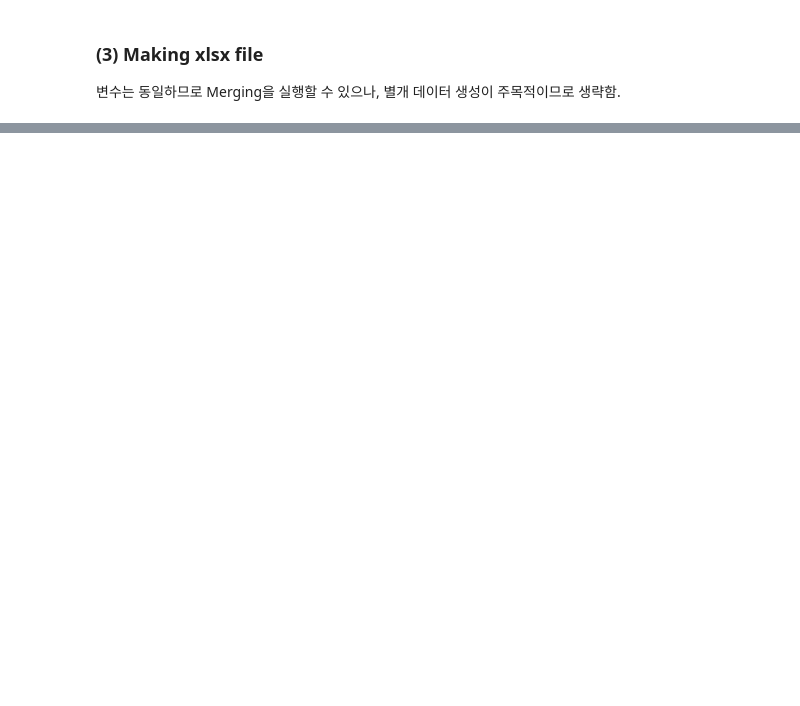
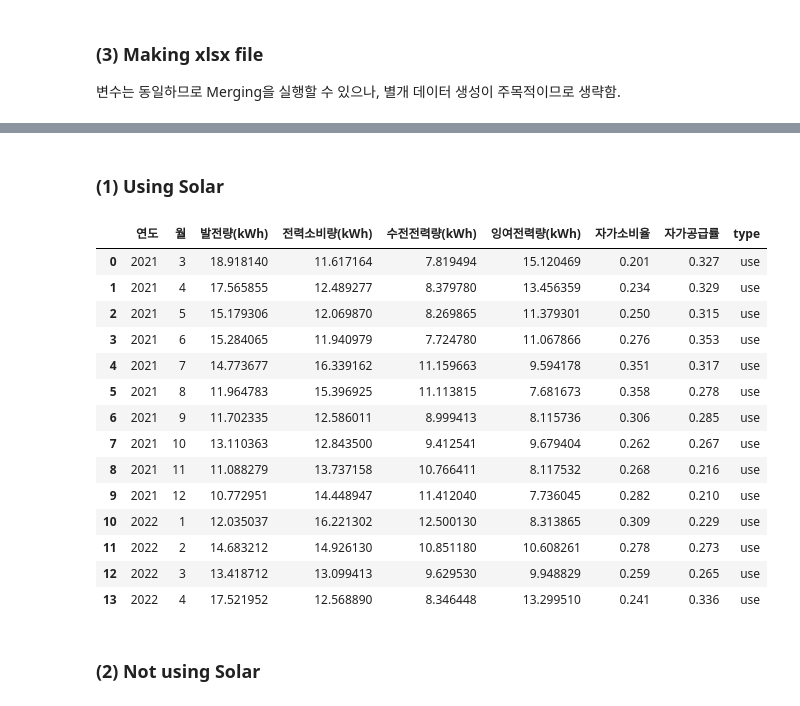
Before and after one commit to hyeondk/PV-Smart-Metering-2022, a Jupyter notebook: 2. Analysis Code/6. Making final results/3. data_average.ipynb, the cells around one changed output, grey strips where cells are left out. Drawn from its saved outputs; the diff is of its cells as text; code cells hidden in the pictures; blank space fills up the shorter version.

```diff
--- a/2. Analysis Code/6. Making final results/3. data_average.ipynb
+++ b/2. Analysis Code/6. Making final results/3. data_average.ipynb
@@ -283,0 +303,14 @@ data_frame_time2.to_excel(xlsx_name2, sheet_name='hour_average', index=False)
+# %% [markdown]
+### (1) Using Solar
+# %%
+# 결과 Dictionary
+data_time = {}
+data_time['연도'] = []
+data_time['월'] = []
+data_time['발전량(kWh)'] = []
+data_time['전력소비량(kWh)'] = []
+data_time['수전전력량(kWh)'] = []
+data_time['잉여전력량(kWh)'] = []
+data_time['자가소비율'] = []
+data_time['자가공급률'] = []
+data_time['type'] = []
@@ -283,0 +370,20 @@ data_frame_time2.to_excel(xlsx_name2, sheet_name='hour_average', index=False)
+# %%
+data_frame_time
+# %% [output]
+|  | 연도 | 월 | 발전량(kWh) | 전력소비량(kWh) | 수전전력량(kWh) | 잉여전력량(kWh) | 자가소비율 | 자가공급률 | type |
+| 0 | 2021 | 3 | 18.918140 | 11.617164 | 7.819494 | 15.120469 | 0.201 | 0.327 | use |
+| 1 | 2021 | 4 | 17.565855 | 12.489277 | 8.379780 | 13.456359 | 0.234 | 0.329 | use |
+| 2 | 2021 | 5 | 15.179306 | 12.069870 | 8.269865 | 11.379301 | 0.250 | 0.315 | use |
+| 3 | 2021 | 6 | 15.284065 | 11.940979 | 7.724780 | 11.067866 | 0.276 | 0.353 | use |
+| 4 | 2021 | 7 | 14.773677 | 16.339162 | 11.159663 | 9.594178 | 0.351 | 0.317 | use |
+| 5 | 2021 | 8 | 11.964783 | 15.396925 | 11.113815 | 7.681673 | 0.358 | 0.278 | use |
+| 6 | 2021 | 9 | 11.702335 | 12.586011 | 8.999413 | 8.115736 | 0.306 | 0.285 | use |
+| 7 | 2021 | 10 | 13.110363 | 12.843500 | 9.412541 | 9.679404 | 0.262 | 0.267 | use |
+| 8 | 2021 | 11 | 11.088279 | 13.737158 | 10.766411 | 8.117532 | 0.268 | 0.216 | use |
+| 9 | 2021 | 12 | 10.772951 | 14.448947 | 11.412040 | 7.736045 | 0.282 | 0.210 | use |
+| 10 | 2022 | 1 | 12.035037 | 16.221302 | 12.500130 | 8.313865 | 0.309 | 0.229 | use |
+| 11 | 2022 | 2 | 14.683212 | 14.926130 | 10.851180 | 10.608261 | 0.278 | 0.273 | use |
+| 12 | 2022 | 3 | 13.418712 | 13.099413 | 9.629530 | 9.948829 | 0.259 | 0.265 | use |
+| 13 | 2022 | 4 | 17.521952 | 12.568890 | 8.346448 | 13.299510 | 0.241 | 0.336 | use |
+# %% [markdown]
+### (2) Not using Solar
```
Also changed, not shown: parts of 35 cells of this notebook.
